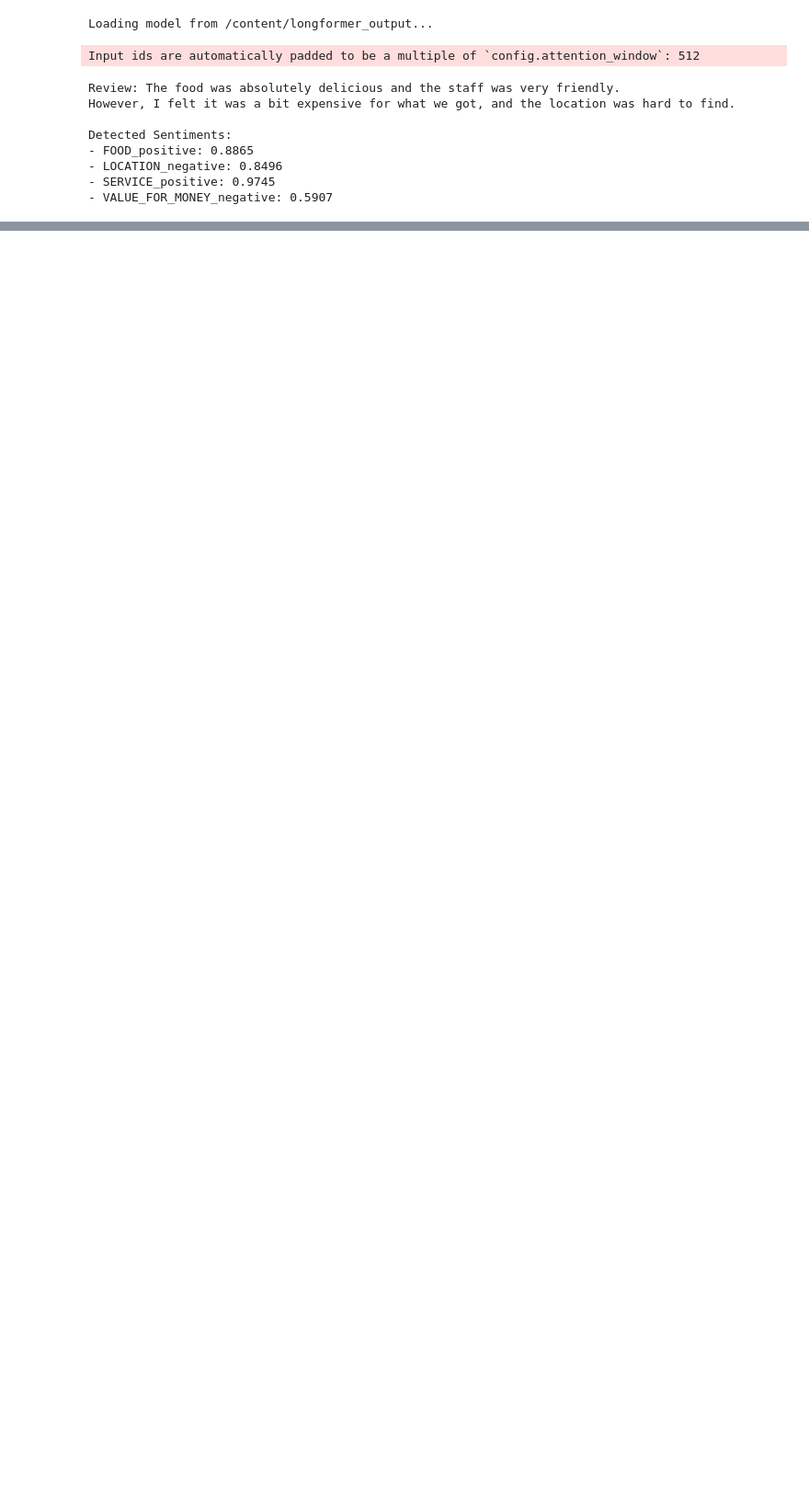
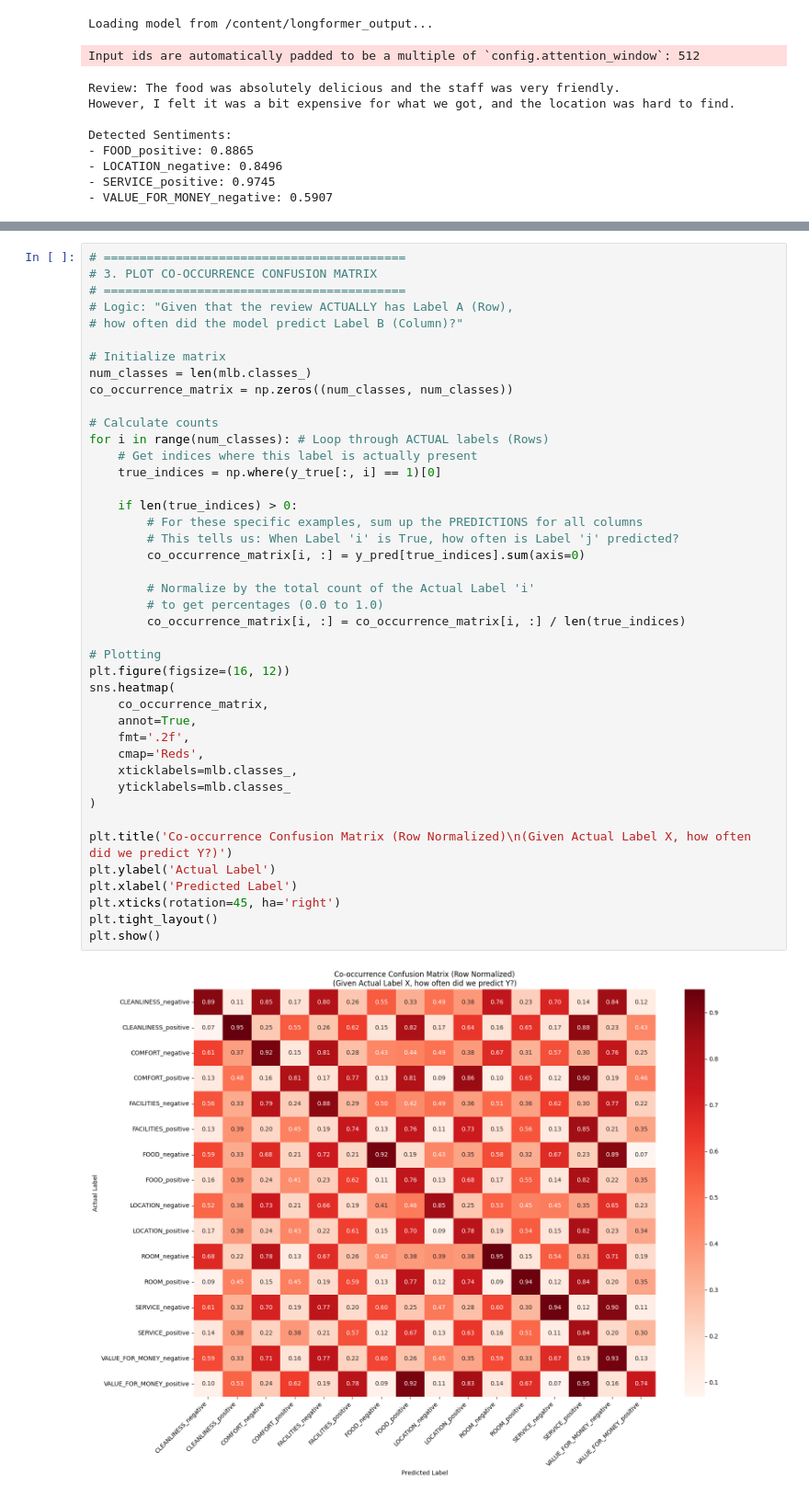
Before and after one commit to VassilisK2001/Grecotel-Project, a Jupyter notebook: absa/ABSA_V2.ipynb, the cells around one changed output, grey strips where cells are left out. Shown at 92% size. Drawn from its saved outputs; the diff is of its cells as text; blank space fills up the shorter version.

```diff
--- a/absa/ABSA_V2.ipynb
+++ b/absa/ABSA_V2.ipynb
@@ -510,0 +631,44 @@ Detected Sentiments:
+# %%
+# ==========================================
+# 3. PLOT CO-OCCURRENCE CONFUSION MATRIX
+# ==========================================
+# Logic: "Given that the review ACTUALLY has Label A (Row),
+# how often did the model predict Label B (Column)?"
+
+# Initialize matrix
+num_classes = len(mlb.classes_)
+co_occurrence_matrix = np.zeros((num_classes, num_classes))
+
+# Calculate counts
+for i in range(num_classes): # Loop through ACTUAL labels (Rows)
+    # Get indices where this label is actually present
+    true_indices = np.where(y_true[:, i] == 1)[0]
+
+    if len(true_indices) > 0:
+        # For these specific examples, sum up the PREDICTIONS for all columns
+        # This tells us: When Label 'i' is True, how often is Label 'j' predicted?
+        co_occurrence_matrix[i, :] = y_pred[true_indices].sum(axis=0)
+
+        # Normalize by the total count of the Actual Label 'i'
+        # to get percentages (0.0 to 1.0)
+        co_occurrence_matrix[i, :] = co_occurrence_matrix[i, :] / len(true_indices)
+
+# Plotting
+plt.figure(figsize=(16, 12))
+sns.heatmap(
+    co_occurrence_matrix,
+    annot=True,
+    fmt='.2f',
+    cmap='Reds',
+    xticklabels=mlb.classes_,
+    yticklabels=mlb.classes_
+)
+
+plt.title('Co-occurrence Confusion Matrix (Row Normalized)\n(Given Actual Label X, how often did we predict Y?)')
+plt.ylabel('Actual Label')
+plt.xlabel('Predicted Label')
+plt.xticks(rotation=45, ha='right')
+plt.tight_layout()
+plt.show()
+# %% [output]
+[figure, added]
```
Also changed, not shown: parts of 12 cells of this notebook, 7 other files.
